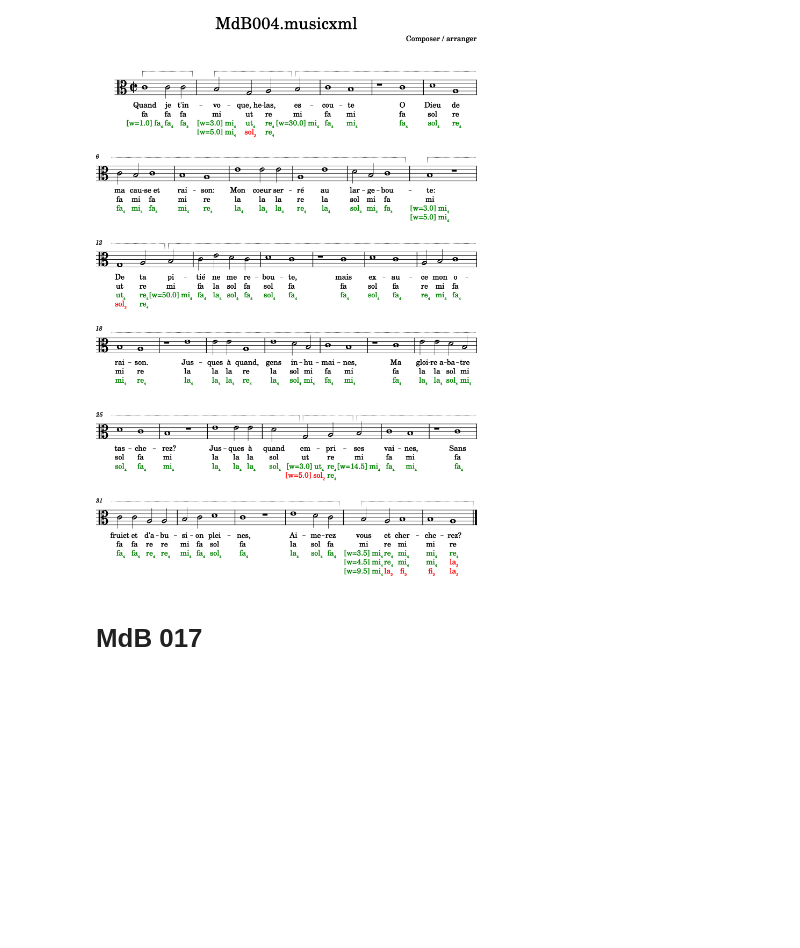
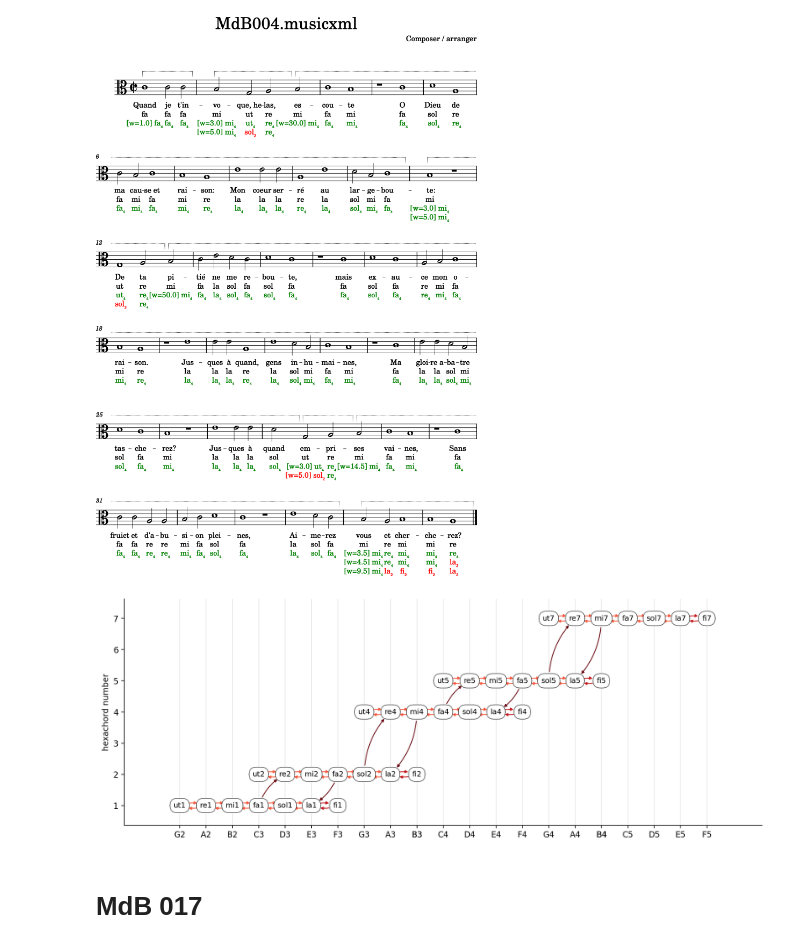
Before and after one commit to bacor/delasol, a Jupyter notebook: notebooks/examples.ipynb, the cells around one changed output. Drawn from its saved outputs; the diff is of its cells as text; code cells hidden in the pictures; blank space fills up the shorter version.

Commit message:
gamut graphs

```diff
--- a/notebooks/examples.ipynb
+++ b/notebooks/examples.ipynb
@@ -24,6 +24,10 @@ solmization.annotate(target_lyrics=2)
 score.show()
 # %% [output]
 [figure]
+# %%
+solmization.gamut.draw()
+# %% [output]
+[figure, added]
 # %% [markdown]
 # MdB 017
 # %%
```
Also changed, not shown: 5 other files.
